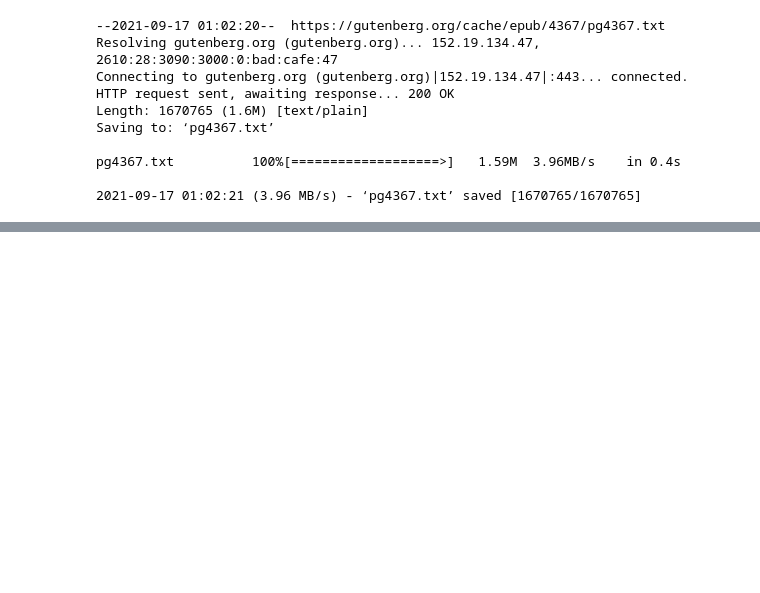
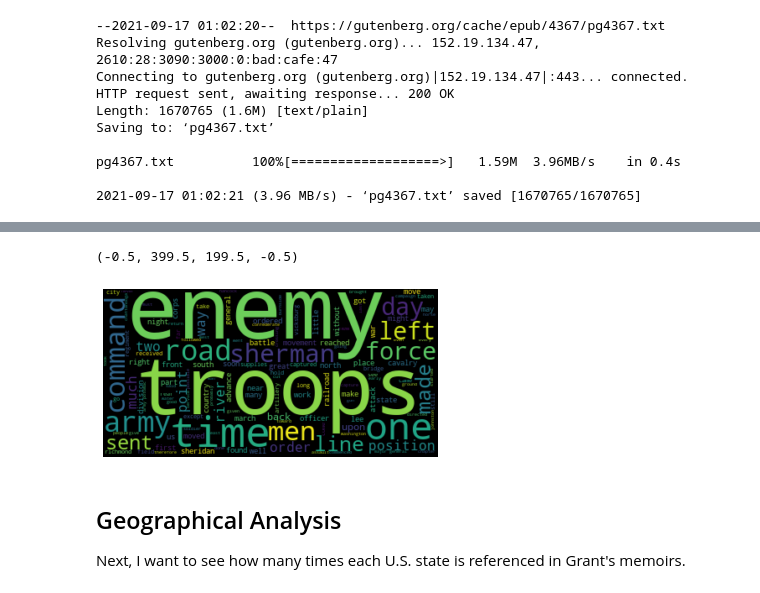
Before and after one commit to razalamb1/exploratory-analysis-book, a Jupyter notebook: EDA.ipynb, the cells around one changed output, grey strips where cells are left out. Cells and saved outputs as stored; diff of their text form; code cells hidden in the pictures; blank space fills up the shorter version.

```diff
--- a/EDA.ipynb
+++ b/EDA.ipynb
@@ -43,0 +34,2 @@ Title: Personal Memoirs of U. S. Grant, Complete
+# %%
+grant_book = Path('pg4367.txt').read_text()
@@ -43,0 +39,5 @@ Title: Personal Memoirs of U. S. Grant, Complete
+# %%
+from nltk.corpus import stopwords
+stop_words = set(stopwords.words('english'))
+words = nltk.tokenize.word_tokenize(grant_book)
+final = [w.lower() for w in words if not w.lower() in stop_words]
@@ -43,0 +47,14 @@ Title: Personal Memoirs of U. S. Grant, Complete
+# %%
+%matplotlib inline
+sb.set()
+grant_text = " ".join(final)
+wcloud = WordCloud().generate(grant_text)
+# %%
+plt.imshow(wcloud, interpolation='bilinear')
+plt.axis("off")
+# %% [output]
+(-0.5, 399.5, 199.5, -0.5)
+[figure, added]
+# %% [markdown]
+## Geographical Analysis
+Next, I want to see how many times each U.S. state is referenced in Grant's memoirs.
```
Also changed, not shown: parts of 7 cells of this notebook.
